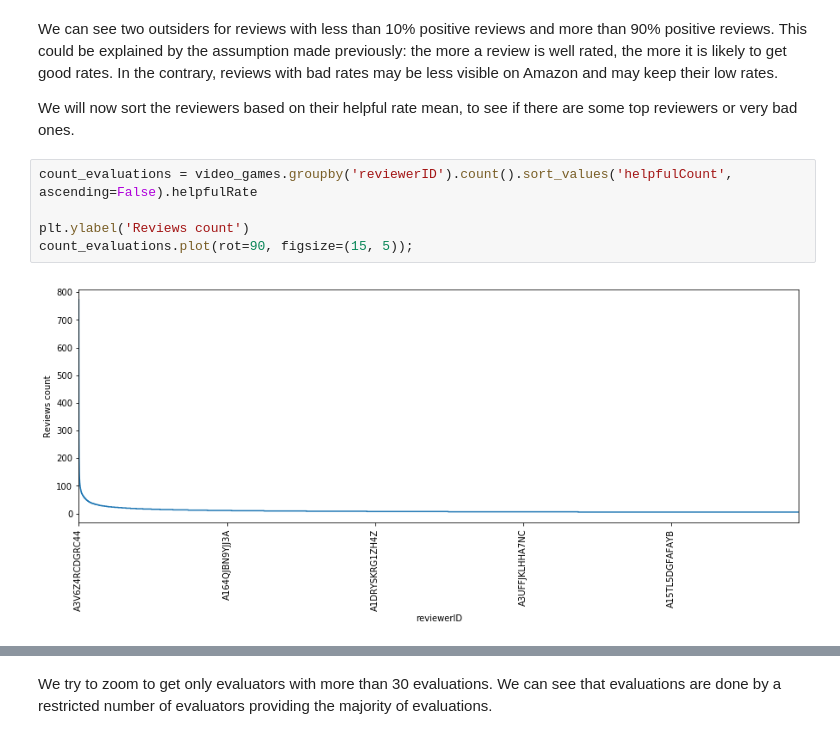
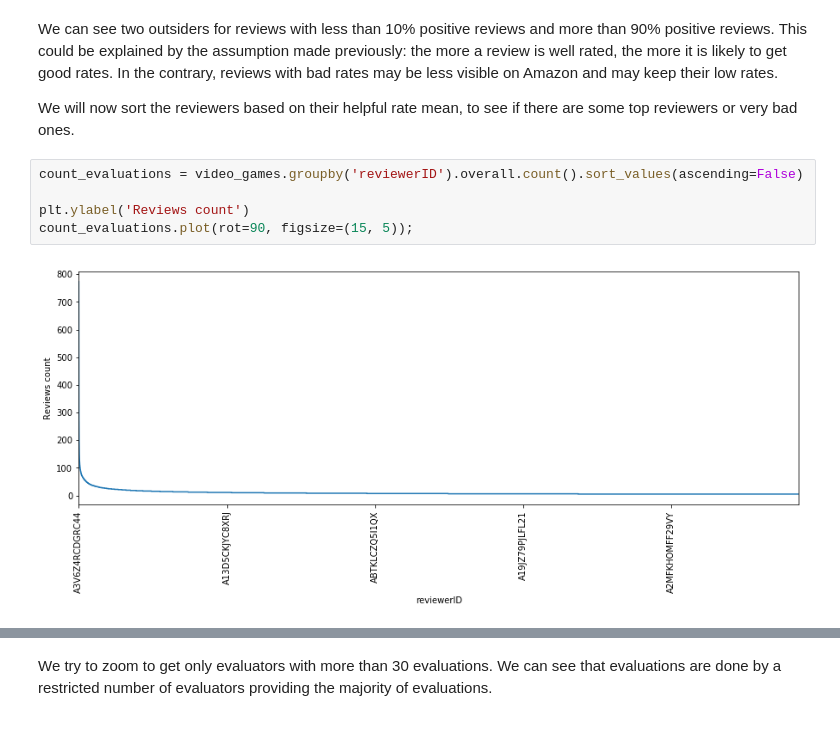
Before and after one commit to adamazon/adamazon-code, a Jupyter notebook: Project.ipynb, the cells around one changed output, grey strips where cells are left out. Saved outputs shown, nothing was run; the diff lists cells and outputs as text.

```diff
--- a/Project.ipynb
+++ b/Project.ipynb
@@ -363,9 +403,9 @@ We can see two outsiders for reviews with less than 10% positive reviews and mor
 
 We will now sort the reviewers based on their helpful rate mean, to see if there are some top reviewers or very bad ones.
 # %%
-count_evaluations = video_games.groupby('reviewerID').count().sort_values('helpfulCount', ascending=False).helpfulRate
+count_evaluations = video_games.groupby('reviewerID').overall.count().sort_values(ascending=False)
 
 plt.ylabel('Reviews count')
 count_evaluations.plot(rot=90, figsize=(15, 5));
 # %% [output]
-[figure, old version]
+[figure, new version]
```
Also changed, not shown: parts of 19 cells of this notebook.
